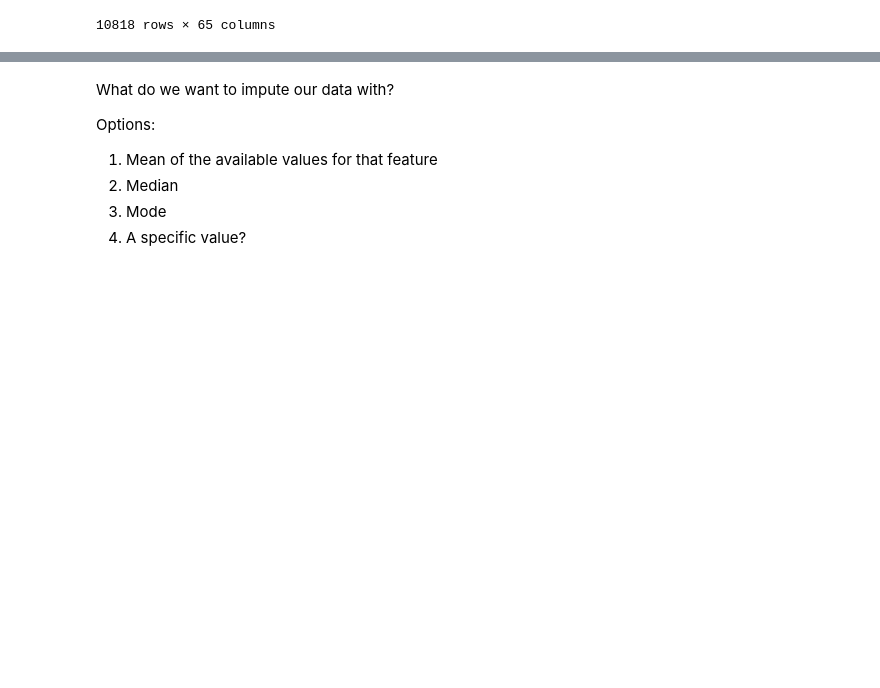
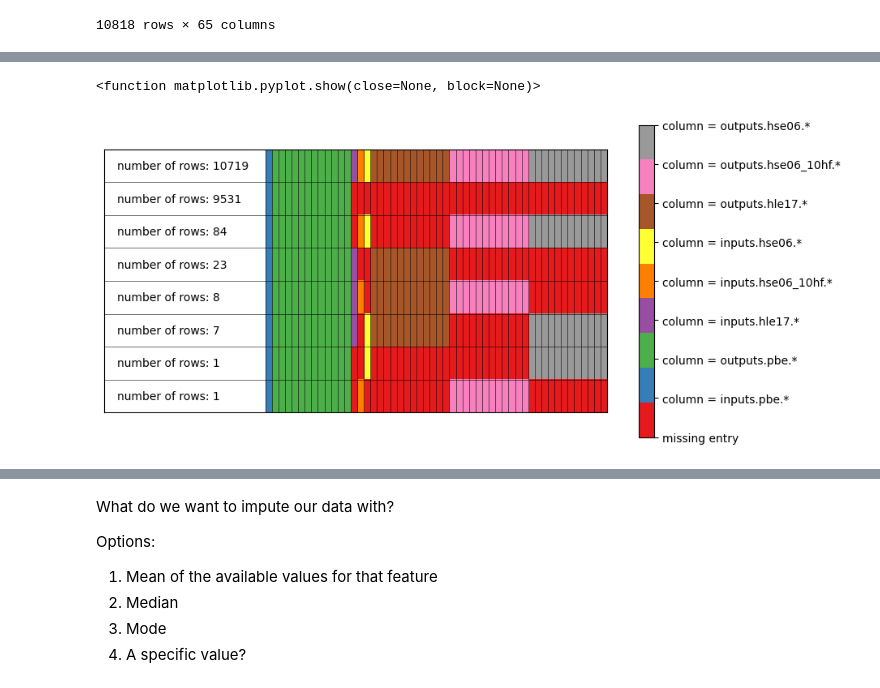
Before and after one commit to manendri/battery-materials-dsbc25, a Jupyter notebook: exploration/Preprocessing.ipynb, the cells around one changed output, grey strips where cells are left out. Drawn from its saved outputs; the diff is of its cells as text; code cells hidden in the pictures; blank space fills up the shorter version.

Commit message:
added an analysis of the missing entries in the qmof dataset

```diff
--- a/exploration/Preprocessing.ipynb
+++ b/exploration/Preprocessing.ipynb
@@ -148,0 +154,7 @@ Total no. of rows after dropping rows with too many NaNs: 10818 out of 20374
+# %%
+# separate 'info' columns from 'DFT input/output' columns
+info_column_names = [cn for cn in df.columns if cn == 'qmof_id' or cn == 'name' or cn.startswith('info')]
+dft_column_names = [cn for cn in df.columns if cn.startswith('inputs') or cn.startswith('outputs')]
+
+# Do info_column_names and dft_column_names cover all columns?
+set(info_column_names + dft_column_names) == set(df.columns)
@@ -148,0 +163,11 @@ Total no. of rows after dropping rows with too many NaNs: 10818 out of 20374
+# %%
+# define a function to get the prefix of column name, i.e. part of the column name before the last '.' or the whole column name if it contains no '.'
+def get_column_prefix(cn):
+    if '.' in cn:
+        return '.'.join(cn.split('.')[:-1])
+    else:
+        return cn
+
+# list of unique DFT column  prefixes
+dft_column_prefixes = list(dict.fromkeys([get_column_prefix(cn) for cn in dft_column_names]))
+dft_column_prefixes
@@ -148,0 +187,35 @@ Total no. of rows after dropping rows with too many NaNs: 10818 out of 20374
+# %%
+# a data frame with the same shape as the original, restricted to the DFT columns, but with entries replaced with an index: 0 if the entry was NaN or a positive integer representing the column prefix if not
+notna_column_prefix_id_df = pd.DataFrame(
+   np.array([dft_column_prefixes.index(get_column_prefix(cn)) + 1 for cn in dft_column_names]).reshape(1,len(dft_column_names)).repeat(df.shape[0],axis=0),
+    columns = dft_column_names
+) * df[dft_column_names].notna()
+
+# tally of idential rows in the above data frame (note: the tally is in the 'size' column of this data frame)
+tally_inout_df = notna_column_prefix_id_df.groupby(dft_column_names,as_index=False).size().sort_values(by='size',ascending=False)
+
+# plot the tally data frame as a image
+plt.figure(figsize=(10,5))
+
+plt.imshow(np.array(tally_inout_df)[:,:-1], cmap = 'Set1')
+plt.xlim(left=-25)
+for i, tally in enumerate(tally_inout_df['size']):
+    plt.text(-23,i,'number of rows: ' + str(tally), verticalalignment = 'center')
+
+ax = plt.gca()
+ax.set_aspect(5)
+ax.set_xticks([])
+ax.set_yticks([])
+ax.set_xticks(np.arange(-.5,len(dft_column_names)+.5, 1), minor=True)
+ax.set_yticks(np.arange(.5,7.5, 1), minor=True)
+ax.tick_params(axis='both',which='minor',length=0)
+plt.grid(visible=True, color='black', linewidth = .4, axis='both', which = 'minor')
+
+cbar = plt.colorbar()
+cbar.ax.set_yticks(np.arange(0, len(dft_column_prefixes)+1, 1))
+cbar.ax.set_yticklabels(['missing entry'] + ['column = '+prefix+'.*' for prefix in dft_column_prefixes])
+
+plt.show
+# %% [output]
+<function matplotlib.pyplot.show(close=None, block=None)>
+[figure, added]
```
Also changed, not shown: parts of 6 cells of this notebook.
